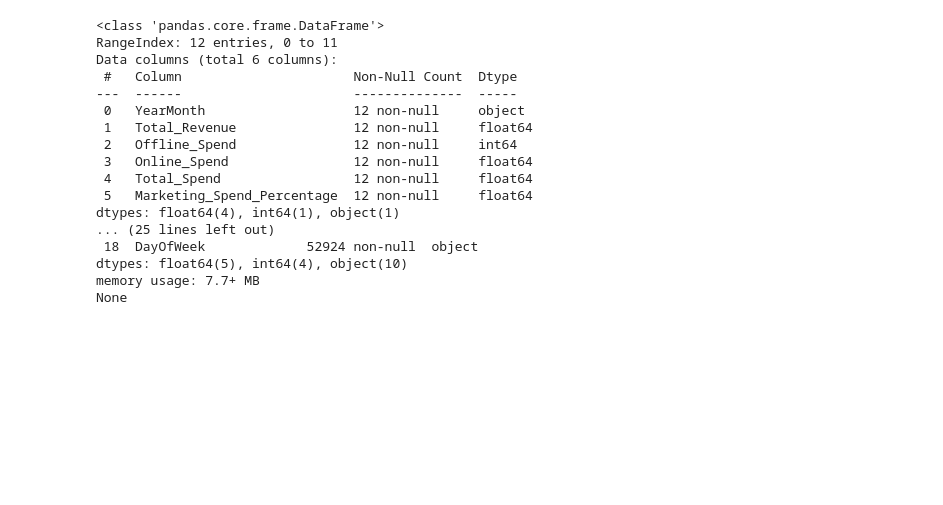
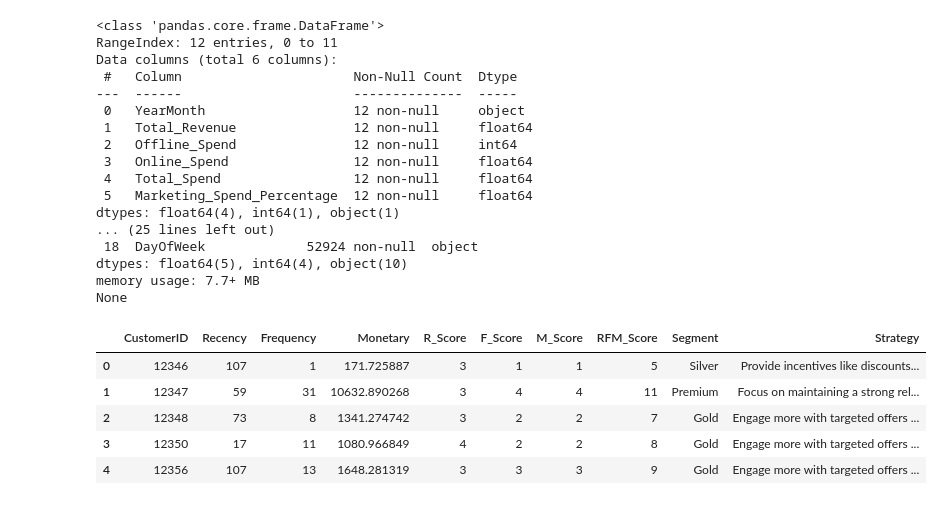
Before and after one commit to moraditya/finding-marketing-insights-Amazon, a Jupyter notebook: models/heuristic-segmentation-RFM.ipynb, the cells around one changed output. Saved outputs shown, nothing was run; the diff lists cells and outputs as text; code cells hidden in the pictures; blank space fills up the shorter version.

```diff
--- a/models/heuristic-segmentation-RFM.ipynb
+++ b/models/heuristic-segmentation-RFM.ipynb
@@ -37,0 +41,43 @@ None
+# %%
+# define the latest purchase date (the most recent transaction in the dataset)
+latest_purchase_date = sales_full_merged['Transaction_Date'].max()
+
+# recency, Frequency, and Monetary value calculations
+recency = sales_full_merged.groupby('CustomerID').agg({'Transaction_Date': lambda x: (latest_purchase_date - x.max()).days}).reset_index().rename(columns={'Transaction_Date': 'Recency'})
+frequency = sales_full_merged.groupby('CustomerID').agg({'Transaction_ID': 'nunique'}).reset_index().rename(columns={'Transaction_ID': 'Frequency'})
+monetary = sales_full_merged.groupby('CustomerID').agg({'Invoice_Value': 'sum'}).reset_index().rename(columns={'Invoice_Value': 'Monetary'})
+
+# combine into RFM dataframe
+rfm = recency.merge(frequency, on='CustomerID').merge(monetary, on='CustomerID')
+# %%
+# create RFM Score based on quantiles (1 to 4 for each R, F, M)
+rfm['R_Score'] = pd.qcut(rfm['Recency'], 4, labels=[4, 3, 2, 1])
+rfm['F_Score'] = pd.qcut(rfm['Frequency'], 4, labels=[1, 2, 3, 4])
+rfm['M_Score'] = pd.qcut(rfm['Monetary'], 4, labels=[1, 2, 3, 4])
+
+# calculate RFM score by summing individual scores
+rfm['RFM_Score'] = rfm[['R_Score', 'F_Score', 'M_Score']].sum(axis=1)
+
+# define segments based on RFM score thresholds
+rfm['Segment'] = pd.cut(rfm['RFM_Score'], bins=[0, 3, 6, 9, 12], labels=['Standard', 'Silver', 'Gold', 'Premium'])
+
+# define Strategy for each segment
+segment_strategy = {
+    'Premium': "Focus on maintaining a strong relationship through personalized offers and premium services.",
+    'Gold': "Engage more with targeted offers and loyalty programs to encourage repeat purchases.",
+    'Silver': "Provide incentives like discounts or free shipping to move them to Gold or Premium.",
+    'Standard': "Use broad campaigns and introductory offers to increase engagement and convert them to higher segments."
+}
+
+# map strategies to RFM segments
+rfm['Strategy'] = rfm['Segment'].map(segment_strategy)
+
+# verify
+rfm.head()
+# %% [output]
+|  | CustomerID | Recency | Frequency | Monetary | R_Score | F_Score | M_Score | RFM_Score | Segment | Strategy |
+| 0 | 12346 | 107 | 1 | 171.725887 | 3 | 1 | 1 | 5 | Silver | Provide incentives like discounts... |
+| 1 | 12347 | 59 | 31 | 10632.890268 | 3 | 4 | 4 | 11 | Premium | Focus on maintaining a strong rel... |
+| 2 | 12348 | 73 | 8 | 1341.274742 | 3 | 2 | 2 | 7 | Gold | Engage more with targeted offers ... |
+| 3 | 12350 | 17 | 11 | 1080.966849 | 4 | 2 | 2 | 8 | Gold | Engage more with targeted offers ... |
+| 4 | 12356 | 107 | 13 | 1648.281319 | 3 | 3 | 3 | 9 | Gold | Engage more with targeted offers ... |
```
Also changed, not shown: parts of 4 cells of this notebook.
